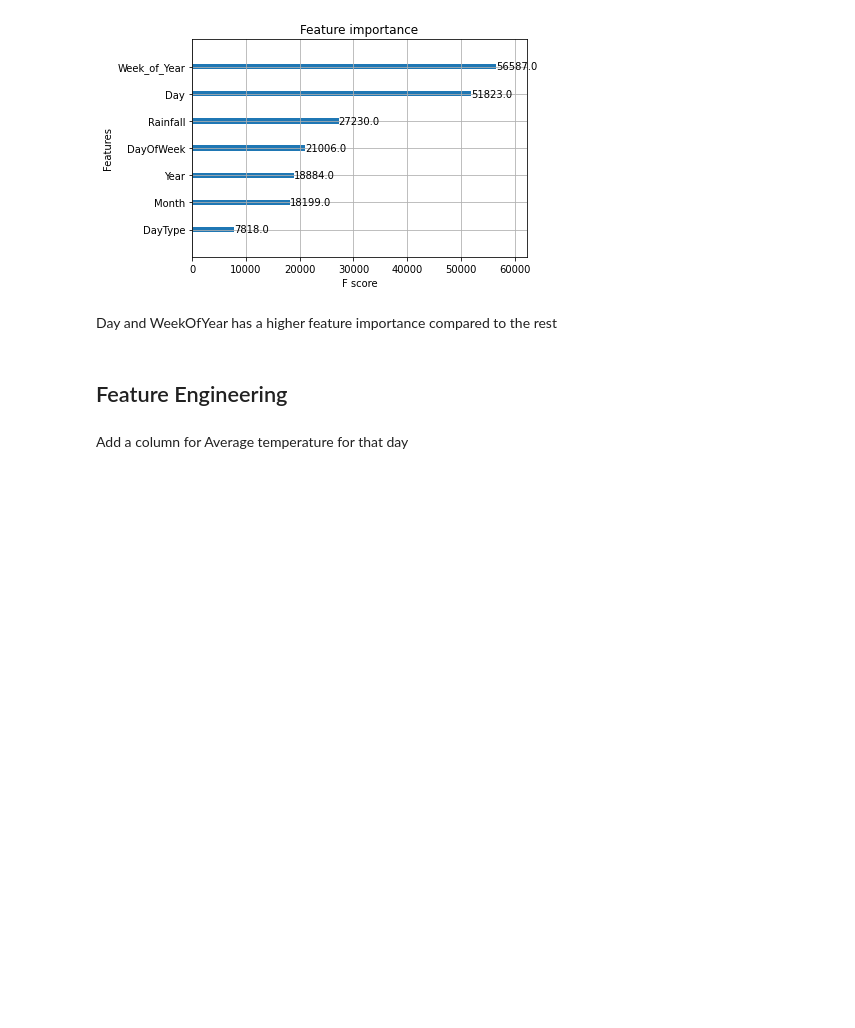
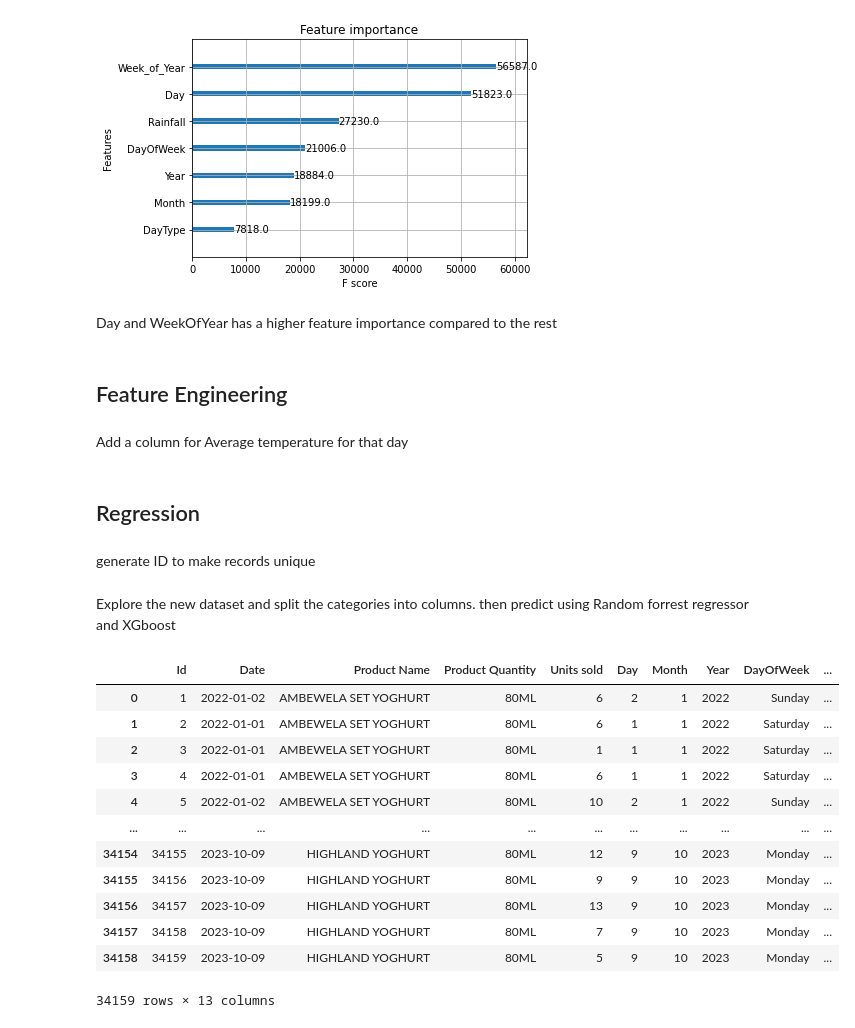
Before and after one commit to hammaadrizwan/marketwiz, a Jupyter notebook: Sales Prediction using XG boost.ipynb, the cells around one changed output. Drawn from its saved outputs; the diff is of its cells as text; code cells hidden in the pictures; blank space fills up the shorter version.

Commit message:
Added ID column to make it easy to access the records

```diff
--- a/Sales Prediction using XG boost.ipynb
+++ b/Sales Prediction using XG boost.ipynb
@@ -443,3 +443,30 @@ Day and WeekOfYear has a higher feature importance compared to the rest
 <h2>Feature Engineering</h2>
 # %% [markdown]
 Add a column for Average temperature for that day
+# %% [markdown]
+<h2>Regression</h2>
+# %% [markdown]
+generate ID to make records unique
+# %%
+sales_df["Id"]=range(1, len(sales_df) + 1)
+sales_df=sales_df[['Id','Date', 'Product Name', 'Product Quantity', 'Units sold', 'Day',
+    'Month', 'Year', 'DayOfWeek', 'Category', 'DayType', 'Week_of_Year',
+    'Rainfall']]
+# %% [markdown]
+Explore the new dataset and split the categories into columns. then predict using Random forrest regressor and XGboost
+# %%
+sales_df
+# %% [output]
+|  | Id | Date | Product Name | Product Quantity | Units sold | Day | Month | Year | DayOfWeek | ... |
+| 0 | 1 | 2022-01-02 | AMBEWELA SET YOGHURT | 80ML | 6 | 2 | 1 | 2022 | Sunday | ... |
+| 1 | 2 | 2022-01-01 | AMBEWELA SET YOGHURT | 80ML | 6 | 1 | 1 | 2022 | Saturday | ... |
+| 2 | 3 | 2022-01-01 | AMBEWELA SET YOGHURT | 80ML | 1 | 1 | 1 | 2022 | Saturday | ... |
+| 3 | 4 | 2022-01-01 | AMBEWELA SET YOGHURT | 80ML | 6 | 1 | 1 | 2022 | Saturday | ... |
+| 4 | 5 | 2022-01-02 | AMBEWELA SET YOGHURT | 80ML | 10 | 2 | 1 | 2022 | Sunday | ... |
+| ... | ... | ... | ... | ... | ... | ... | ... | ... | ... | ... |
+| 34154 | 34155 | 2023-10-09 | HIGHLAND YOGHURT | 80ML | 12 | 9 | 10 | 2023 | Monday | ... |
+| 34155 | 34156 | 2023-10-09 | HIGHLAND YOGHURT | 80ML | 9 | 9 | 10 | 2023 | Monday | ... |
+| 34156 | 34157 | 2023-10-09 | HIGHLAND YOGHURT | 80ML | 13 | 9 | 10 | 2023 | Monday | ... |
+| 34157 | 34158 | 2023-10-09 | HIGHLAND YOGHURT | 80ML | 7 | 9 | 10 | 2023 | Monday | ... |
+| 34158 | 34159 | 2023-10-09 | HIGHLAND YOGHURT | 80ML | 5 | 9 | 10 | 2023 | Monday | ... |
+34159 rows × 13 columns
```
